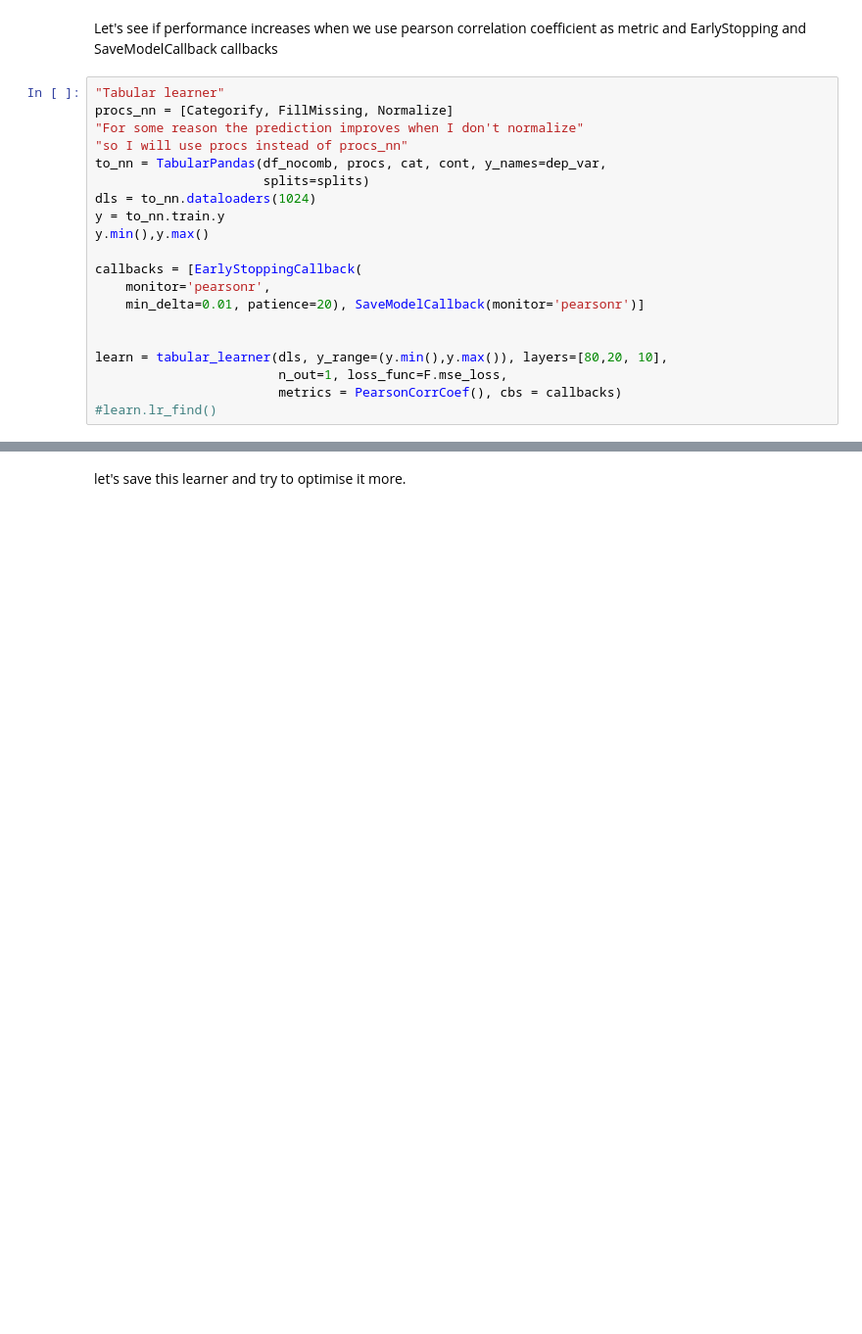
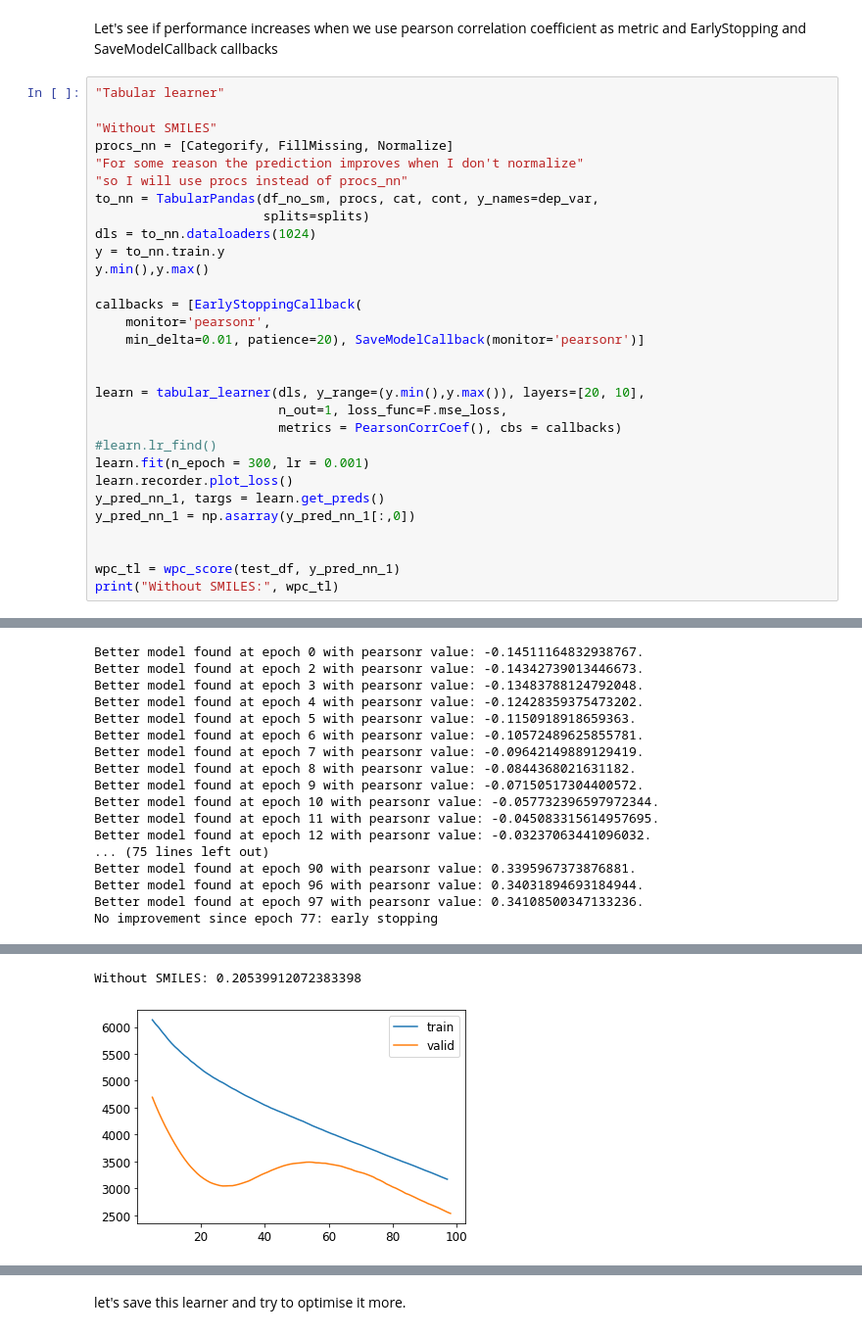
Before and after one commit to edmanft/cat_drug_synergy, a Jupyter notebook: fingerprints_without_training_pipeline.ipynb, the cells around one changed output, grey strips where cells are left out. Shown at 98% size. Saved outputs shown, nothing was run; the diff lists cells and outputs as text; blank space fills up the shorter version.

```diff
--- a/fingerprints_without_training_pipeline.ipynb
+++ b/fingerprints_without_training_pipeline.ipynb
@@ -951,10 +1028,12 @@ wpc_score(test_df, y_pred_rf)
 Let's see if performance increases when we use pearson correlation coefficient as metric and EarlyStopping and SaveModelCallback callbacks
 # %%
 "Tabular learner"
+
+"Without SMILES"
 procs_nn = [Categorify, FillMissing, Normalize]
 "For some reason the prediction improves when I don't normalize"
 "so I will use procs instead of procs_nn"
-to_nn = TabularPandas(df_nocomb, procs, cat, cont, y_names=dep_var,
+to_nn = TabularPandas(df_no_sm, procs, cat, cont, y_names=dep_var,
                       splits=splits)
 dls = to_nn.dataloaders(1024)
 y = to_nn.train.y
@@ -965,7 +1044,16 @@ callbacks = [EarlyStoppingCallback(
     min_delta=0.01, patience=20), SaveModelCallback(monitor='pearsonr')]
 
 
-learn = tabular_learner(dls, y_range=(y.min(),y.max()), layers=[80,20, 10],
+learn = tabular_learner(dls, y_range=(y.min(),y.max()), layers=[20, 10],
                         n_out=1, loss_func=F.mse_loss,
                         metrics = PearsonCorrCoef(), cbs = callbacks)
 #learn.lr_find()
+learn.fit(n_epoch = 300, lr = 0.001)
+learn.recorder.plot_loss()
+y_pred_nn_1, targs = learn.get_preds()
+y_pred_nn_1 = np.asarray(y_pred_nn_1[:,0])
+
+
+wpc_tl = wpc_score(test_df, y_pred_nn_1)
+print("Without SMILES:", wpc_tl)
+# %% [output]
@@ -971,0 +1077,17 @@ learn = tabular_learner(dls, y_range=(y.min(),y.max()), layers=[80,20, 10],
+Better model found at epoch 0 with pearsonr value: -0.14511164832938767.
+Better model found at epoch 2 with pearsonr value: -0.14342739013446673.
+Better model found at epoch 3 with pearsonr value: -0.13483788124792048.
+Better model found at epoch 4 with pearsonr value: -0.12428359375473202.
+Better model found at epoch 5 with pearsonr value: -0.1150918918659363.
+Better model found at epoch 6 with pearsonr value: -0.10572489625855781.
+Better model found at epoch 7 with pearsonr value: -0.09642149889129419.
+Better model found at epoch 8 with pearsonr value: -0.0844368021631182.
+Better model found at epoch 9 with pearsonr value: -0.07150517304400572.
+Better model found at epoch 10 with pearsonr value: -0.057732396597972344.
+Better model found at epoch 11 with pearsonr value: -0.045083315614957695.
+Better model found at epoch 12 with pearsonr value: -0.03237063441096032.
+... (75 lines left out)
+Better model found at epoch 90 with pearsonr value: 0.3395967373876881.
+Better model found at epoch 96 with pearsonr value: 0.34031894693184944.
+Better model found at epoch 97 with pearsonr value: 0.34108500347133236.
+No improvement since epoch 77: early stopping
@@ -971,0 +1095,2 @@ learn = tabular_learner(dls, y_range=(y.min(),y.max()), layers=[80,20, 10],
+Without SMILES: 0.20539912072383398
+[figure, added]
```
Also changed, not shown: parts of 41 cells of this notebook.
